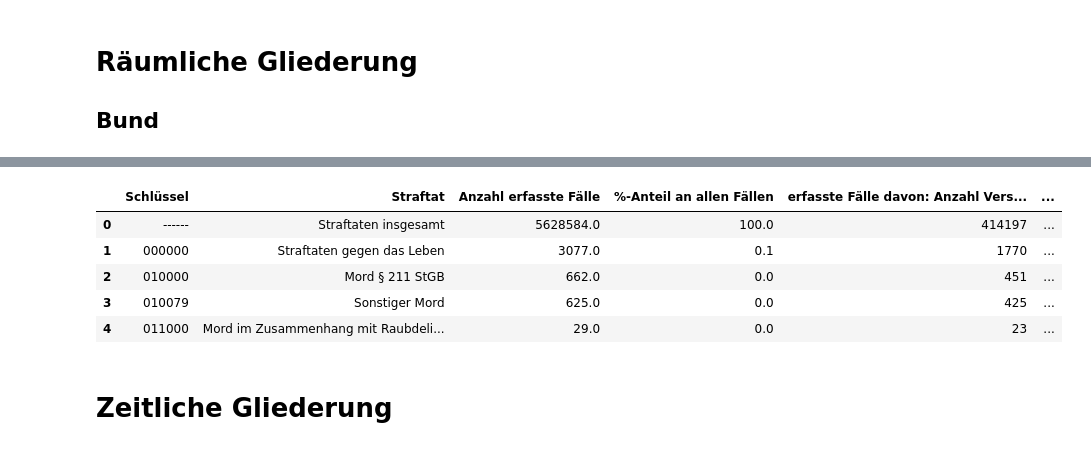
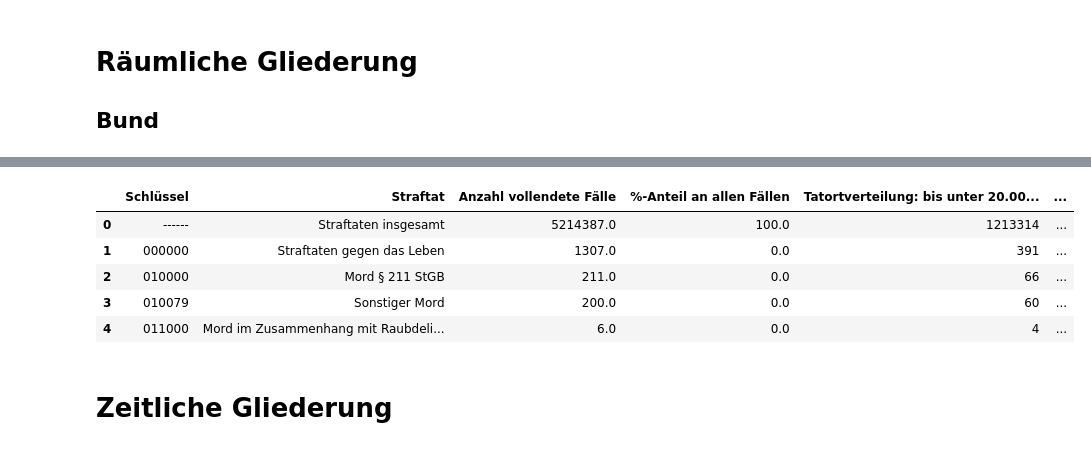
Before and after one commit to LukaslWeber/DataLit-Crime-Project, a Jupyter notebook: exploraton.ipynb, the cells around one changed output, grey strips where cells are left out. Saved outputs shown, nothing was run; the diff lists cells and outputs as text; code cells hidden in the pictures.

```diff
--- a/exploraton.ipynb
+++ b/exploraton.ipynb
@@ -87,33 +65,33 @@ Name: Einwohnerverteilung (01.01.2022) in %, dtype: object
 | 3 | 010079 | Sonstiger Mord | 625 | 30.72 | 24.8 | ... |
 | 4 | 011000 | Mord im Zusammenhang mit Raubdeli... | 29 | 37.931034 | 13.793103 | ... |
 # %%
-R_BU_T01_V = 'Datasets/PKS/2022/Räumliche-Gliederung/Bund/BU-T01-vollendete-Faelle.xlsx'
+R_BU_T01_F = 'Datasets/PKS/2022/Räumliche-Gliederung/Bund/BU-T01-vollendete-Faelle.xlsx'
 df = pd.read_excel(R_BU_T01_F,skiprows=3,thousands=',',decimal='.')
 df = df.rename(columns={'erfasste Fälle davon:\nVersuche':'erfasste Fälle davon: Anzahl Versuche',
            'Unnamed: 5':'erfasste Fälle davon: Versuche in %',
            'Tatortverteilung':'Tatortverteilung: bis unter 20.000 Einwohner',
            'Unnamed: 7':'Tatortverteilung: 20.000 bis unter 100.000',
            'Unnamed: 8':'Tatortverteilung: 100.000 bis unter 500.000',
            'Unnamed: 9':'Tatortveteilung: 500.000 und mehr',
            'Unnamed: 10':'Tatortverteilung: unbekannt',
            'mit Schusswaffe':'mit Schusswaffe: gedroht',
            'Unnamed: 12':'mit Schusswaffe: geschossen',
            'Aufklärung':'Aufklärung: Anzahl Fälle',
            'Unnamed: 14':'Aufklärung: in % (AQ)',
            'Tatverdächtige':'Tatverdächtige: insgesamt',
            'Unnamed: 16':'Tatverdächtige: männlich',
            'Unnamed: 17':'Tatverdächtige: weiblich',
            'Nichtdeutsche Tatverdächtige':'Nichtdeutsche Tatverdächtige: Anzahl',
            'Unnamed: 19':'Nichtdeutsche Tatverdächtige: Anteil an TV insg. in %'})
 df = df.drop(range(4)).reset_index(drop=True)
 df.head()
 # %% [output]
-|  | Schlüssel | Straftat | Anzahl erfasste Fälle | %-Anteil an allen Fällen | erfasste Fälle davon: Anzahl Vers... | ... |
-| 0 | ------ | Straftaten insgesamt | 5628584.0 | 100.0 | 414197 | ... |
-| 1 | 000000 | Straftaten gegen das Leben | 3077.0 | 0.1 | 1770 | ... |
-| 2 | 010000 | Mord § 211 StGB | 662.0 | 0.0 | 451 | ... |
-| 3 | 010079 | Sonstiger Mord | 625.0 | 0.0 | 425 | ... |
-| 4 | 011000 | Mord im Zusammenhang mit Raubdeli... | 29.0 | 0.0 | 23 | ... |
+|  | Schlüssel | Straftat | Anzahl vollendete Fälle | %-Anteil an allen Fällen | Tatortverteilung: bis unter 20.00... | ... |
+| 0 | ------ | Straftaten insgesamt | 5214387.0 | 100.0 | 1213314 | ... |
+| 1 | 000000 | Straftaten gegen das Leben | 1307.0 | 0.0 | 391 | ... |
+| 2 | 010000 | Mord § 211 StGB | 211.0 | 0.0 | 66 | ... |
+| 3 | 010079 | Sonstiger Mord | 200.0 | 0.0 | 60 | ... |
+| 4 | 011000 | Mord im Zusammenhang mit Raubdeli... | 6.0 | 0.0 | 4 | ... |
 # %% [markdown]
 # Zeitliche Gliederung
 # %%
```
Also changed, not shown: parts of 4 cells of this notebook.
